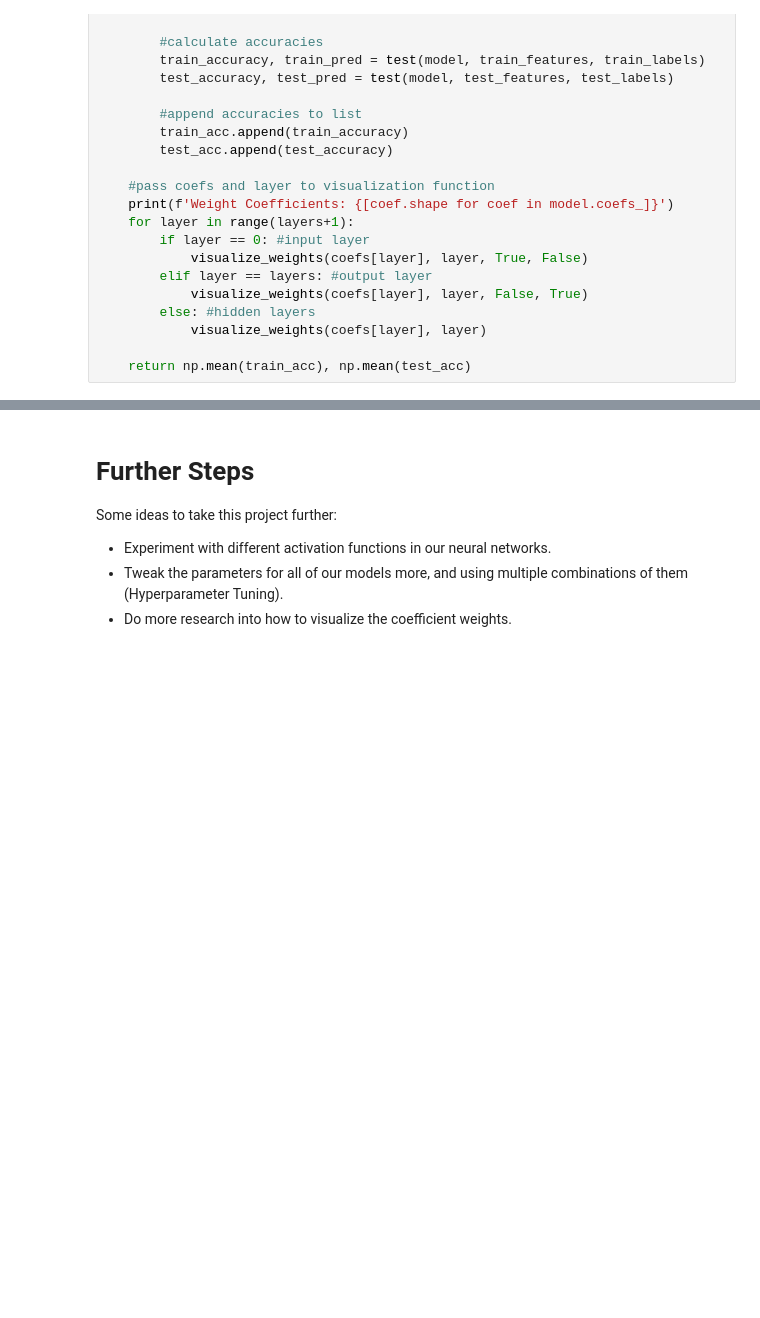
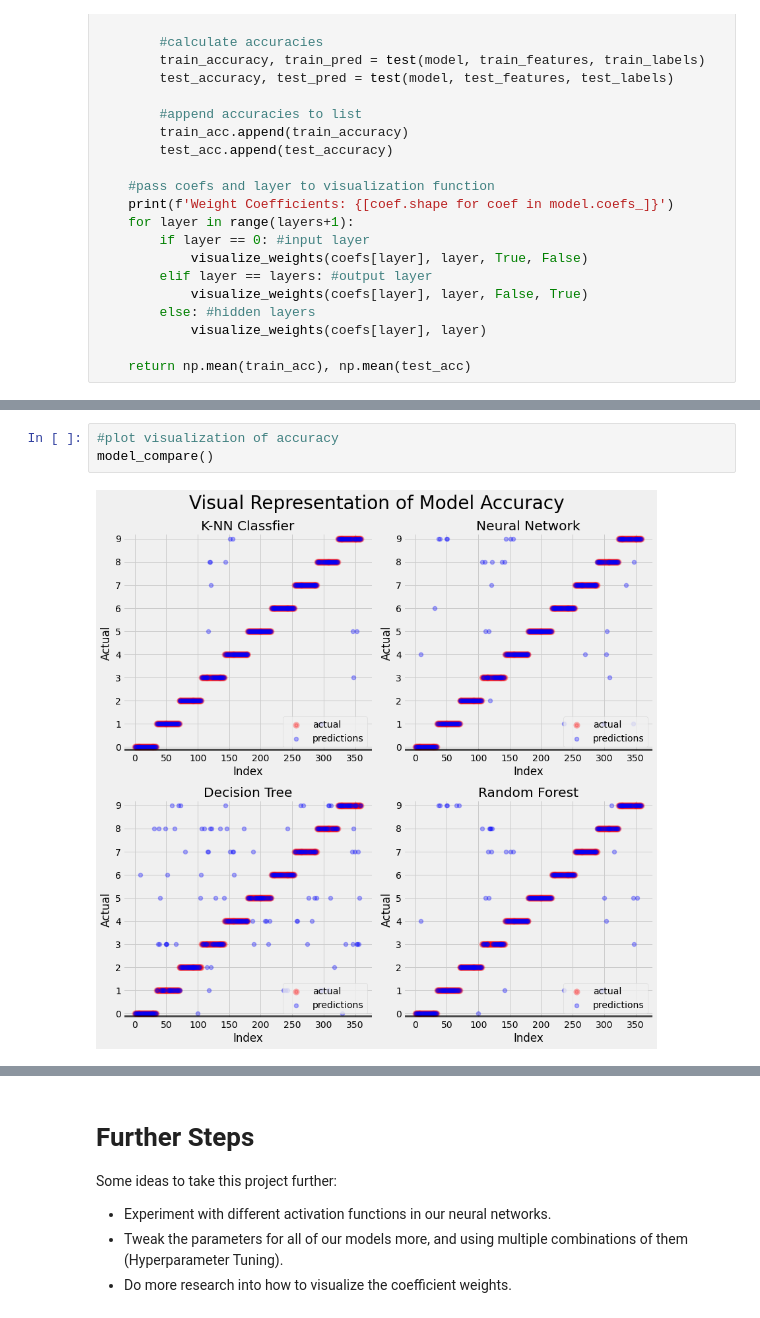
Before and after one commit to noah-kg/handwritten-digit-classifier, a Jupyter notebook: Handwritten Digits Classifier.ipynb, the cells around one changed output, grey strips where cells are left out. Cells and saved outputs as stored; diff of their text form; blank space fills up the shorter version.

```diff
--- a/Handwritten Digits Classifier.ipynb
+++ b/Handwritten Digits Classifier.ipynb
@@ -956 +1032,6 @@ visualize_pred_test(neurons=256, layers=2)
+# %%
+#plot visualization of accuracy
+model_compare()
+# %% [output]
+[figure, added]
 # %% [markdown]
```
Also changed, not shown: parts of 29 cells of this notebook.
